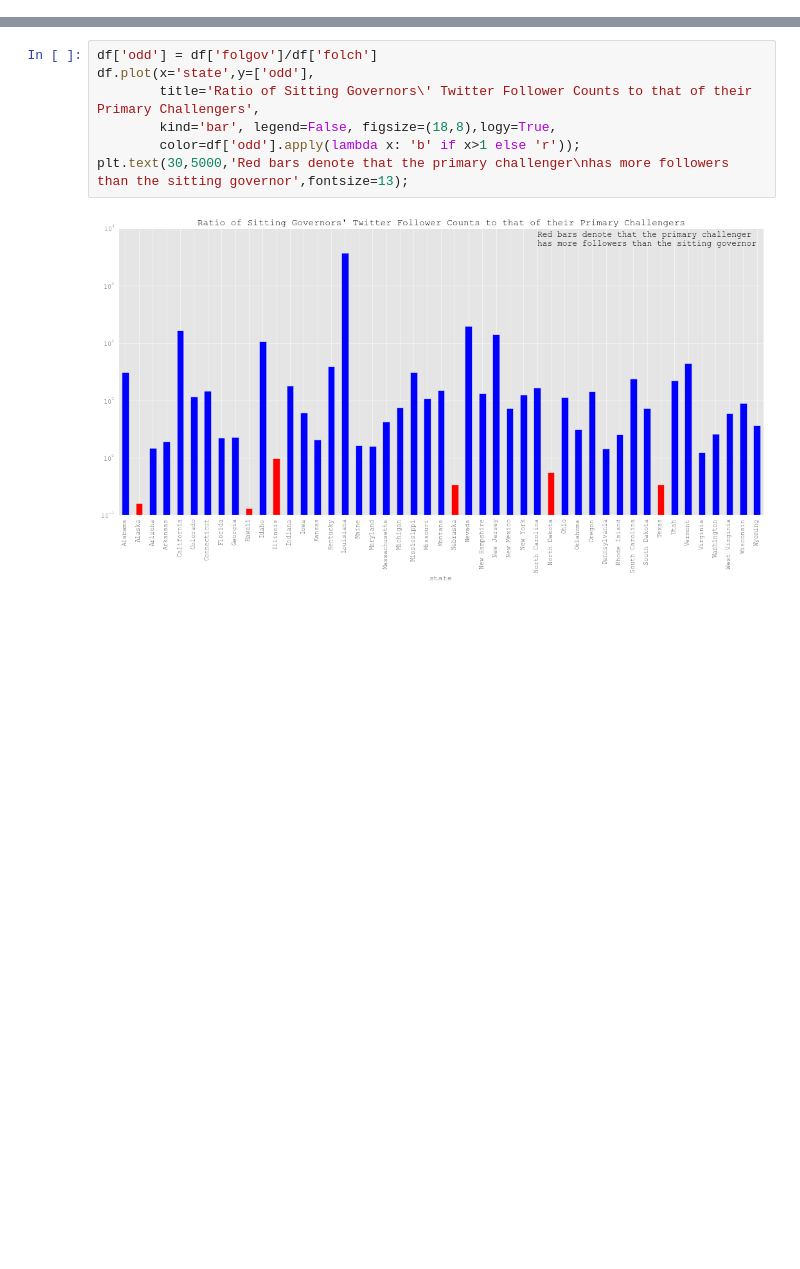
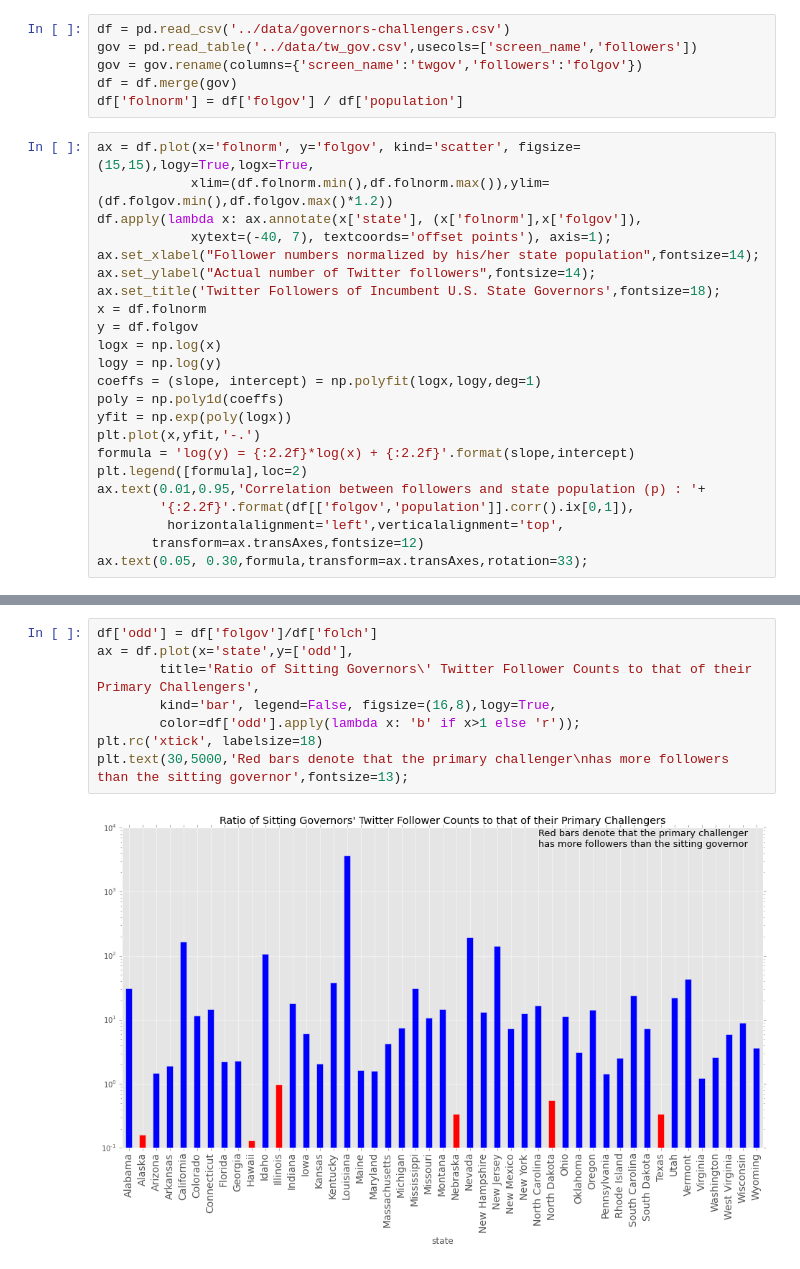
Before and after one commit to hbisgin/GeoInfluence, a Jupyter notebook: analysis/Descriptive Statistics.ipynb, the cells around one changed output, grey strips where cells are left out. Saved outputs shown, nothing was run; the diff lists cells and outputs as text; blank space fills up the shorter version.

```diff
--- a/analysis/Descriptive Statistics.ipynb
+++ b/analysis/Descriptive Statistics.ipynb
@@ -37,0 +42,29 @@ df
+# %%
+df = pd.read_csv('../data/governors-challengers.csv')
+gov = pd.read_table('../data/tw_gov.csv',usecols=['screen_name','followers'])
+gov = gov.rename(columns={'screen_name':'twgov','followers':'folgov'})
+df = df.merge(gov)
+df['folnorm'] = df['folgov'] / df['population']
+# %%
+ax = df.plot(x='folnorm', y='folgov', kind='scatter', figsize=(15,15),logy=True,logx=True,
+            xlim=(df.folnorm.min(),df.folnorm.max()),ylim=(df.folgov.min(),df.folgov.max()*1.2))
+df.apply(lambda x: ax.annotate(x['state'], (x['folnorm'],x['folgov']),
+            xytext=(-40, 7), textcoords='offset points'), axis=1);
+ax.set_xlabel("Follower numbers normalized by his/her state population",fontsize=14);
+ax.set_ylabel("Actual number of Twitter followers",fontsize=14);
+ax.set_title('Twitter Followers of Incumbent U.S. State Governors',fontsize=18);
+x = df.folnorm
+y = df.folgov
+logx = np.log(x)
+logy = np.log(y)
+coeffs = (slope, intercept) = np.polyfit(logx,logy,deg=1)
+poly = np.poly1d(coeffs)
+yfit = np.exp(poly(logx))
+plt.plot(x,yfit,'-.')
+formula = 'log(y) = {:2.2f}*log(x) + {:2.2f}'.format(slope,intercept)
+plt.legend([formula],loc=2)
+ax.text(0.01,0.95,'Correlation between followers and state population (p) : '+
+        '{:2.2f}'.format(df[['folgov','population']].corr().ix[0,1]),
+         horizontalalignment='left',verticalalignment='top',
+       transform=ax.transAxes,fontsize=12)
+ax.text(0.05, 0.30,formula,transform=ax.transAxes,rotation=33);
@@ -63,9 +113,10 @@ df[df['folch']>df['folgov']]
 # %%
 df['odd'] = df['folgov']/df['folch']
-df.plot(x='state',y=['odd'],
+ax = df.plot(x='state',y=['odd'],
         title='Ratio of Sitting Governors\' Twitter Follower Counts to that of their Primary Challengers',
-        kind='bar', legend=False, figsize=(18,8),logy=True,
+        kind='bar', legend=False, figsize=(16,8),logy=True,
         color=df['odd'].apply(lambda x: 'b' if x>1 else 'r'));
+plt.rc('xtick', labelsize=18)
 plt.text(30,5000,'Red bars denote that the primary challenger\nhas more followers than the sitting governor',fontsize=13);
 # %% [output]
-[figure, old version]
+[figure, new version]
```
Also changed, not shown: parts of 7 cells of this notebook, 9 other files.
